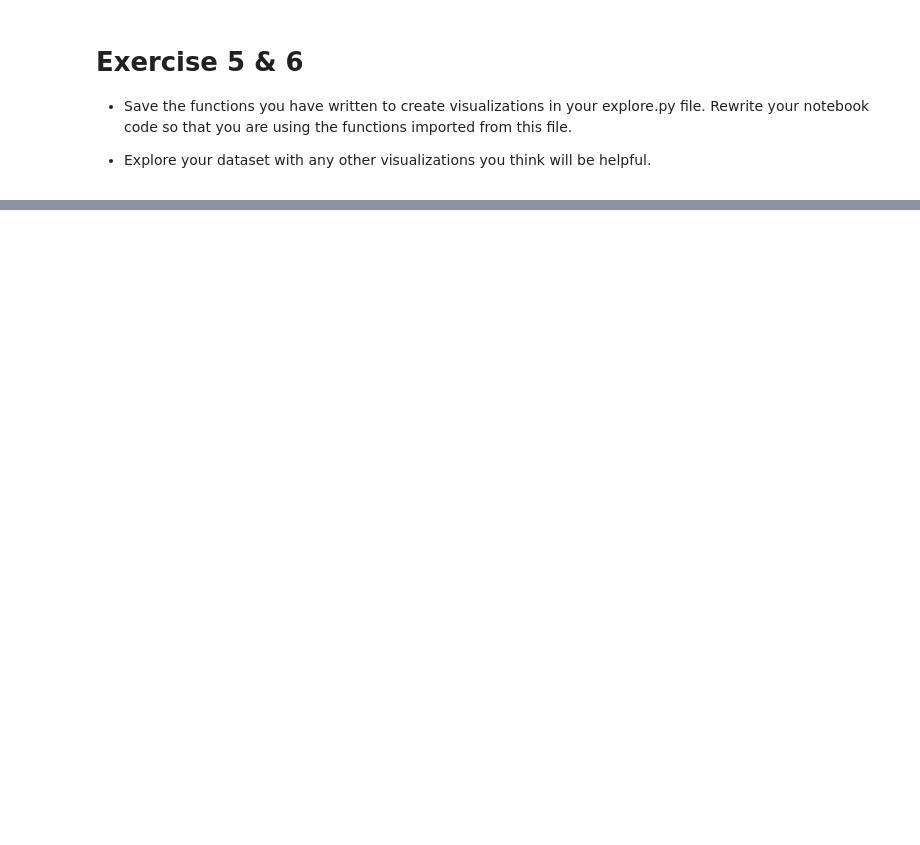
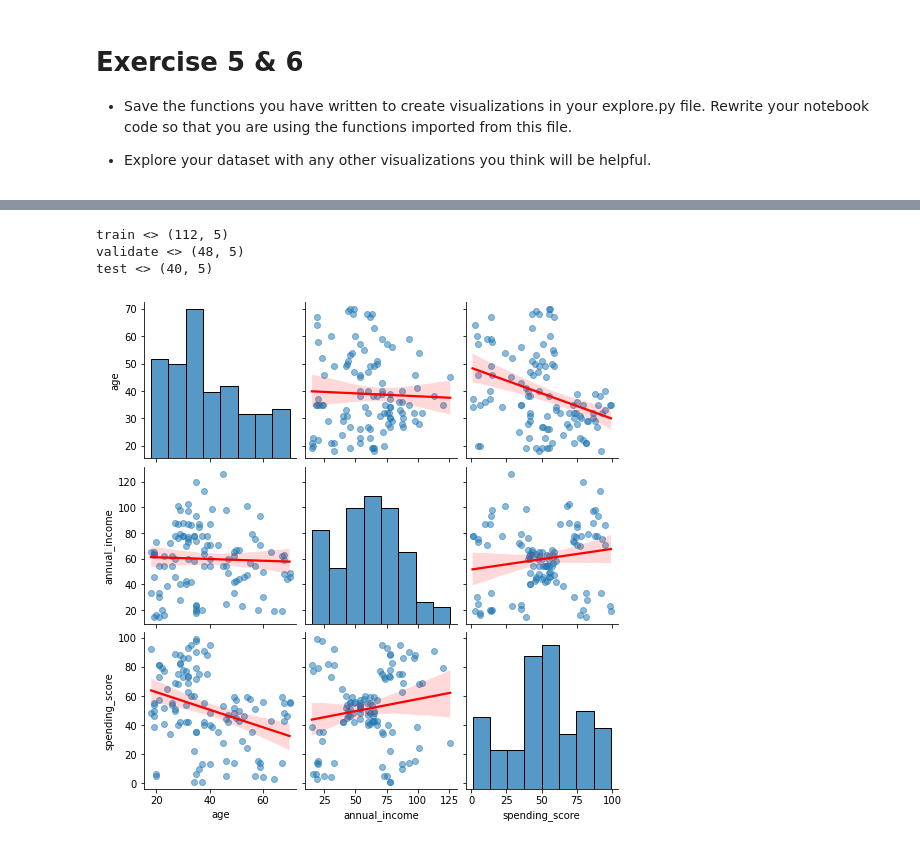
Before and after one commit to BraedenWright/regression-exercises, a Jupyter notebook: explore.ipynb, the cells around one changed output, grey strips where cells are left out. Cells and saved outputs as stored; diff of their text form; code cells hidden in the pictures; blank space fills up the shorter version.

```diff
--- a/explore.ipynb
+++ b/explore.ipynb
@@ -116,3 +164,15 @@ train.head(3)
 - Save the functions you have written to create visualizations in your explore.py file. Rewrite your notebook code so that you are using the functions imported from this file.
 
 - Explore your dataset with any other visualizations you think will be helpful.
+# %%
+# Pull data for mall customers to explore
+
+url = f"mysql+pymysql://{env.user}:{env.password}@{env.host}/mall_customers"
+
+query = '''
+        SELECT *
+        FROM customers
+        '''
+
+df = pd.read_sql(query, url)
+df.head()
@@ -118,0 +186,15 @@ train.head(3)
+# %%
+# Split into train, validate, test
+train, validate, test = wrg.split_data(df)
+# %% [output]
+train <> (112, 5)
+validate <> (48, 5)
+test <> (40, 5)
+# %%
+# Make a list of columns to explore
+cats = ['age', 'annual_income', 'spending_score']
+
+# Visualize
+explore.plot_variable_pairs(train, cats)
+# %% [output]
+[figure, added]
```
Also changed, not shown: parts of 10 cells of this notebook, 1 other file.
